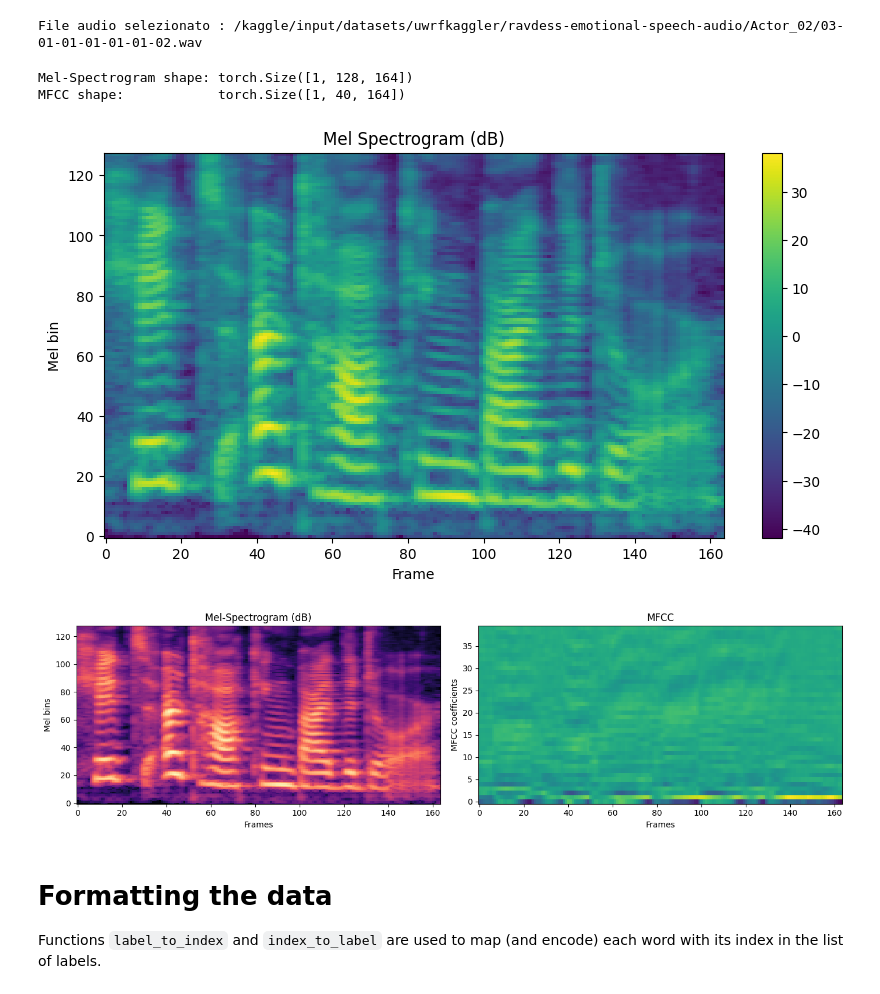
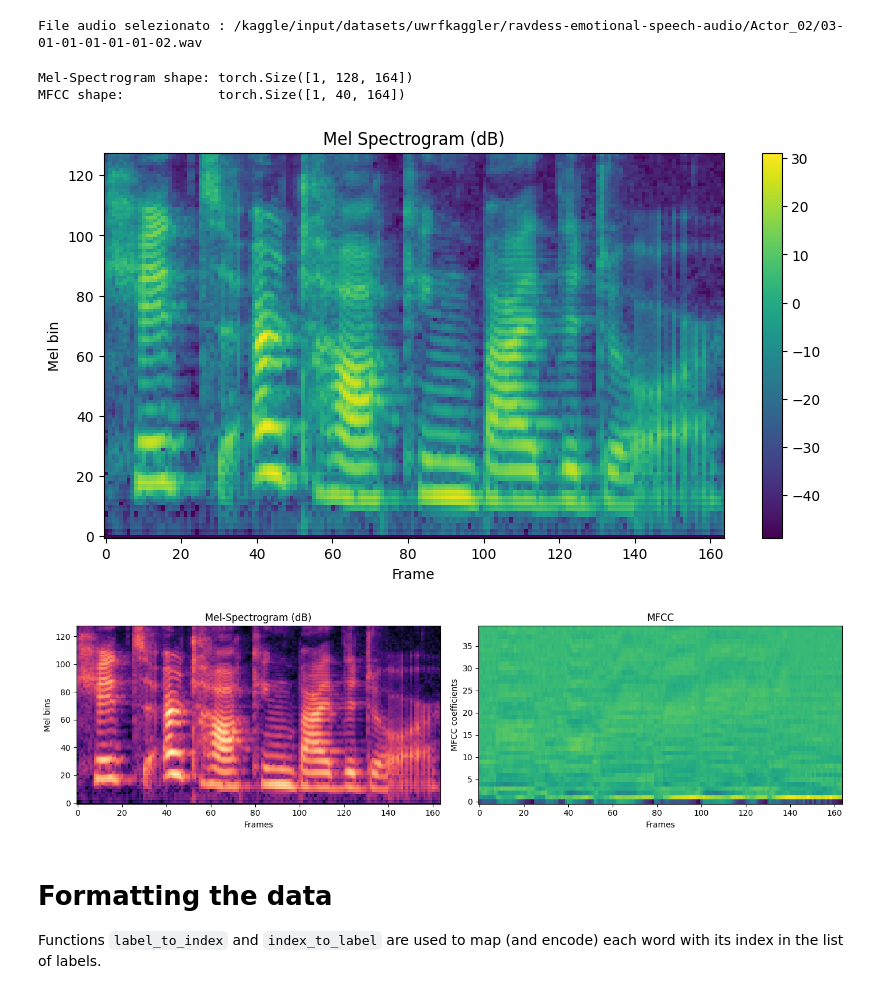
Before and after one commit to LinaAngione/ProjectML-speech-emotion-recognition, a Jupyter notebook: project-polito-speech-emotion-recognition.ipynb, the cells around one changed output. Saved outputs shown, nothing was run; the diff lists cells and outputs as text; code cells hidden in the pictures.

```diff
--- a/project-polito-speech-emotion-recognition.ipynb
+++ b/project-polito-speech-emotion-recognition.ipynb
@@ -93,14 +101,14 @@ class RavdessDataset(Dataset):
                 continue # Salta questo file e passa al prossimo
 
             # Suddivide per Actor (Previene il data leakage)
-            if subset == "training" and actor in TRAIN_ACTORS:
+            if subset == "training" and actor <= 18:
                 self._walker.append(file_path)
-            elif subset == "validation" and actor in VAL_ACTORS:
+            elif subset == "validation" and 19 <= actor <= 22:
                 self._walker.append(file_path)
-            elif subset == "testing" and actor in TEST_ACTORS:
+            elif subset == "testing" and actor >= 23:
                 self._walker.append(file_path)
             elif subset is None:
-                self._walker.append(file_path)
+                self._walker.append(file_path) # Carica tutto se subset non è specificato
 
     def __len__(self):
         return len(self._walker)
@@ -335,8 +343,8 @@ File audio selezionato : /kaggle/input/datasets/uwrfkaggler/ravdess-emotional-sp
 
 #torch.random.manual_seed(0)
 
-n_fft = 1024 # Example: 25ms window for 16kHz corresponds to 400 samples (0.025 * 16000)
-win_length = n_fft #lunghezza frame
+n_fft = 512
+win_length = 400 #lunghezza frame
 hop_length = 160 # Example: 10ms hop length (tempo finestra ms*freqeunza campionamento=0.010 * 16000)
 n_mels=128 # Example number of mel bands
 n_mfcc= 40 # numero di coefficienti MFCC
@@ -352,34 +360,34 @@ amplitude_to_db_transform = T.AmplitudeToDB(stype='power', top_db=80)
 
 resampled = waveform
 # ── Pipeline MFCC ────────────────────────────────────────────────────────────
 mfccFn = T.MFCC(
     sample_rate = resample_freq,
     n_mfcc      = n_mfcc,
     melkwargs   = {"n_fft": n_fft, "win_length": win_length,
                    "hop_length":hop_length, "n_mels": n_mels}
 )
 
 # ── Visualizzazione su campione ───────────────────────────────────────────────
 resample_freq = sample_rate #16kHz
 specgram   = specgramFn(resampled)
 melspec    = melscaleFn(specgram)
 dbmelspec  = amplitude_to_db_transform(melspec)
 mfcc       = mfccFn(resampled)
 
 print(f"Mel-Spectrogram shape: {dbmelspec.shape}")
 print(f"MFCC shape:            {mfcc.shape}")
 
 plt.figure(figsize=(10,5))
 plt.xlabel('Frame');
 plt.ylabel('Mel bin');
 plt.imshow(dbmelspec[0], origin="lower", aspect="auto", interpolation="nearest")
 plt.colorbar()
 plt.title("Mel Spectrogram (dB)")
 plt.show()
 # %% [output]
 Mel-Spectrogram shape: torch.Size([1, 128, 164])
 MFCC shape:            torch.Size([1, 40, 164])
-[figure, old version]
+[figure, new version]
 # %%
 fig, axs = plt.subplots(1, 2, figsize=(14, 4))
 axs[0].imshow(dbmelspec[0].numpy(), origin="lower", aspect="auto",
@@ -392,7 +400,7 @@ axs[1].set_title("MFCC"); axs[1].set_xlabel("Frames"); axs[1].set_ylabel("MFCC c
 
 plt.tight_layout(); plt.show()
 # %% [output]
-[figure, old version]
+[figure, new version]
 # %% [markdown]
 # Formatting the data
 Functions `label_to_index` and `index_to_label` are used to map (and encode) each word with its index in the list of labels.
```
Also changed, not shown: parts of 10 cells of this notebook.
